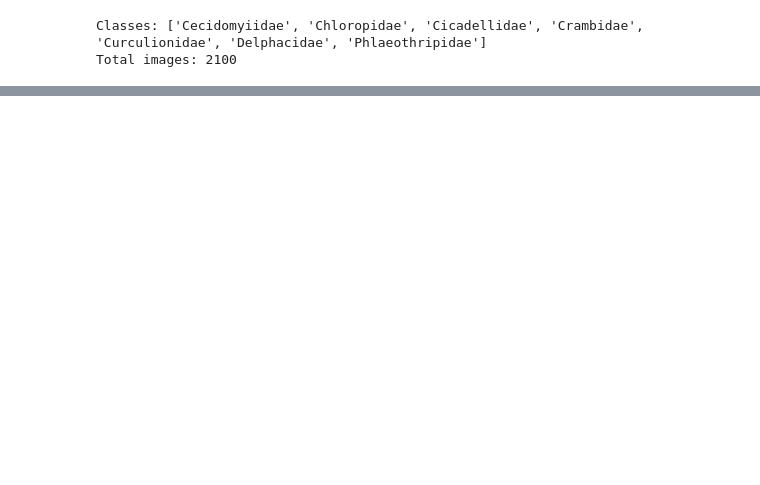
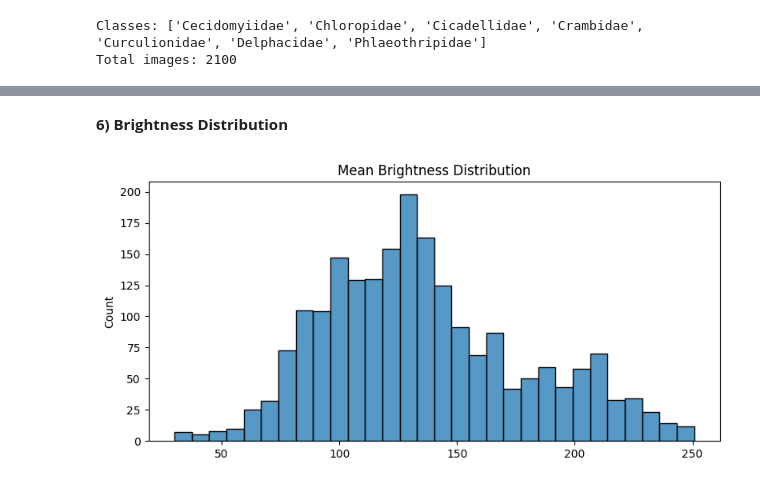
Before and after one commit to sheronfdo/govi-guru-pest-identification, a Jupyter notebook: ml/Pest_Identification_Training.ipynb, the cells around one changed output, grey strips where cells are left out. Cells and saved outputs as stored; diff of their text form; code cells hidden in the pictures; blank space fills up the shorter version.

```diff
--- a/ml/Pest_Identification_Training.ipynb
+++ b/ml/Pest_Identification_Training.ipynb
@@ -60,0 +143,20 @@ Total images: 2100
+# %%
+# Warning: This can be slow on large datasets
+hashes = {}
+duplicates = []
+for p in image_paths:
+    try:
+        with Image.open(p) as img:
+            h = imagehash.phash(img)
+        if h in hashes:
+            duplicates.append((hashes[h], p))
+        else:
+            hashes[h] = p
+    except Exception:
+        pass
+
+print(f'Exact/near duplicates found: {len(duplicates)}')
+if duplicates[:10]:
+    print('Examples:')
+    for a, b in duplicates[:10]:
+        print(' -', a, '==', b)
@@ -60,0 +176,19 @@ Total images: 2100
+# %% [markdown]
+**6) Brightness Distribution**
+# %%
+brightness = []
+for p in image_paths:
+    try:
+        with Image.open(p).convert('L') as img:
+            arr = np.array(img, dtype=np.float32)
+            brightness.append(arr.mean())
+    except Exception:
+        pass
+
+plt.figure(figsize=(8, 4))
+sns.histplot(brightness, bins=30)
+plt.title('Mean Brightness Distribution')
+plt.tight_layout()
+plt.show()
+# %% [output]
+[figure, added]
```
Also changed, not shown: parts of 34 cells of this notebook, 1 other file.
